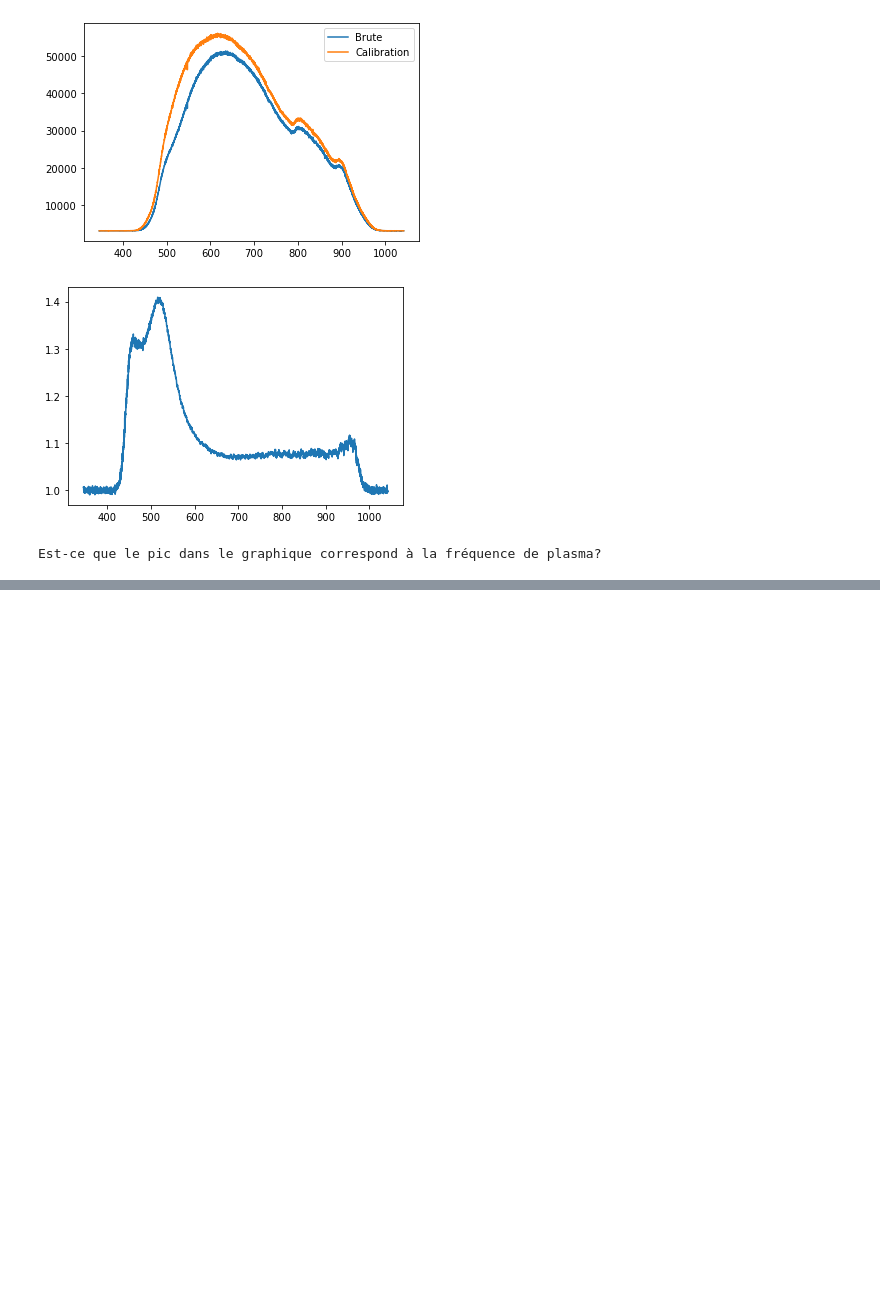
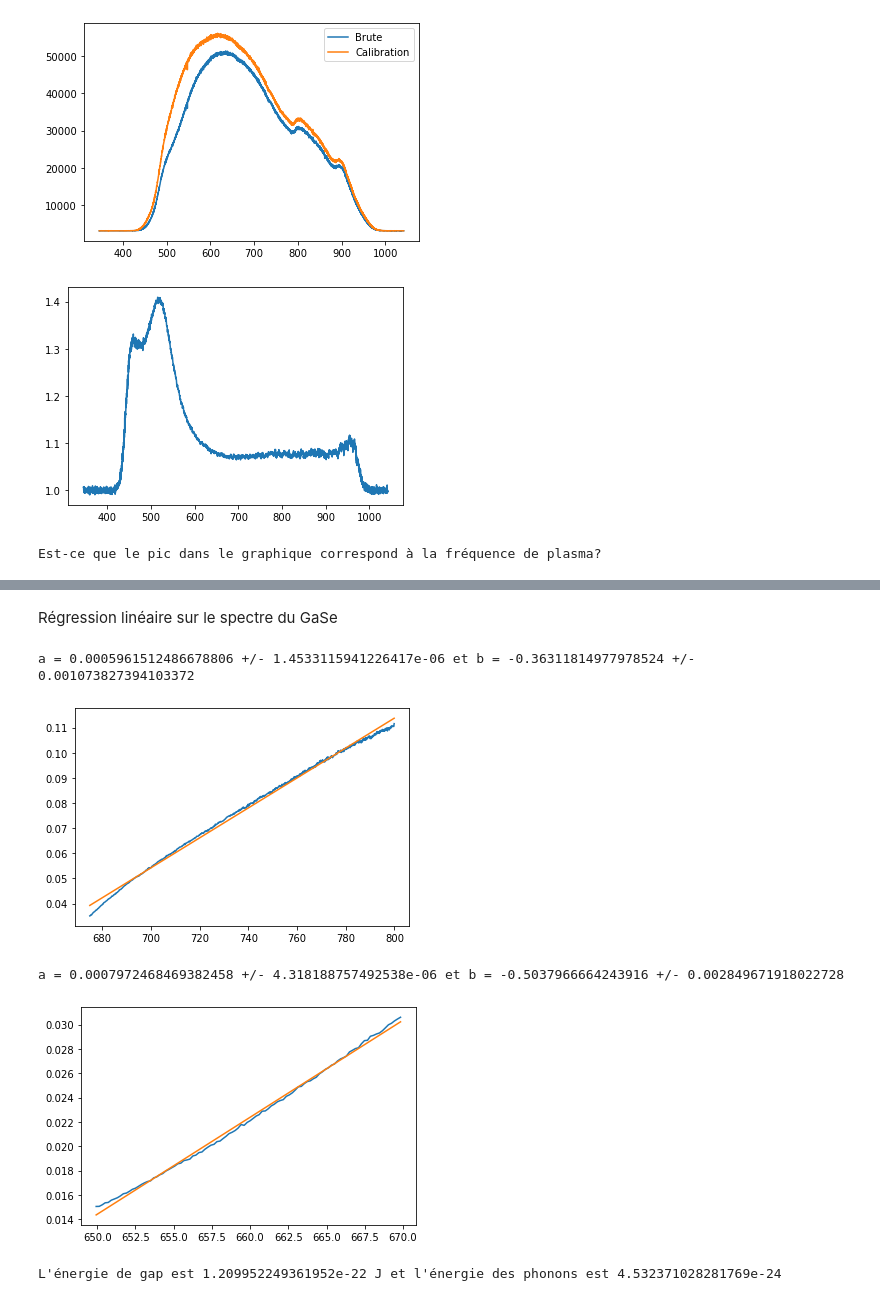
Before and after one commit to pierrotlamontagne/Github-labo-3, a Jupyter notebook: ABS/Analyse.ipynb, the cells around one changed output, grey strips where cells are left out. Saved outputs shown, nothing was run; the diff lists cells and outputs as text; code cells hidden in the pictures; blank space fills up the shorter version.

```diff
--- a/ABS/Analyse.ipynb
+++ b/ABS/Analyse.ipynb
@@ -133,0 +149,27 @@ Est-ce que le pic dans le graphique correspond à la fréquence de plasma?
+# %% [markdown]
+Régression linéaire sur le spectre du GaSe
+# %%
+i_gap_debut, i_gap_fin = find_nearest(lamda_GaSe_brute, 675), find_nearest(lamda_GaSe_brute, 800)
+i_phonon_debut, i_phonon_fin = find_nearest(lamda_GaSe_brute, 650), find_nearest(lamda_GaSe_brute, 670)
+x_gap, y_gap = lamda_GaSe_brute[i_gap_debut:i_gap_fin], counts_GaSe_norm[i_gap_debut:i_gap_fin]
+x_phonon, y_phonon = lamda_GaSe_brute[i_phonon_debut:i_phonon_fin], counts_GaSe_norm[i_phonon_debut:i_phonon_fin]
+
+y_fit_gap, popt_gap, perr_gap = reg_lin(x_gap,y_gap)
+y_fit_phonon, popt_phonon, perr_phonon = reg_lin(x_phonon,y_phonon)
+# %% [output]
+a = 0.0005961512486678806 +/- 1.4533115941226417e-06 et b = -0.36311814977978524 +/- 0.001073827394103372
+[figure, added]
+a = 0.0007972468469382458 +/- 4.318188757492538e-06 et b = -0.5037966664243916 +/- 0.002849671918022728
+[figure, added]
+# %%
+from scipy.constants import h, c
+
+lamda_gap = -popt_gap[0]/popt_gap[1] #Abscisses à l'origine
+lamda_phonon = -popt_phonon[0]/popt_phonon[1]
+
+E_gap = h*c/lamda_gap
+E_phonon = h*c/lamda_phonon - E_gap
+
+print("L'énergie de gap est {} J et l'énergie des phonons est {}".format(E_gap, E_phonon))
+# %% [output]
+L'énergie de gap est 1.209952249361952e-22 J et l'énergie des phonons est 4.532371028281769e-24
```
Also changed, not shown: parts of 3 cells of this notebook, 1 other file.
